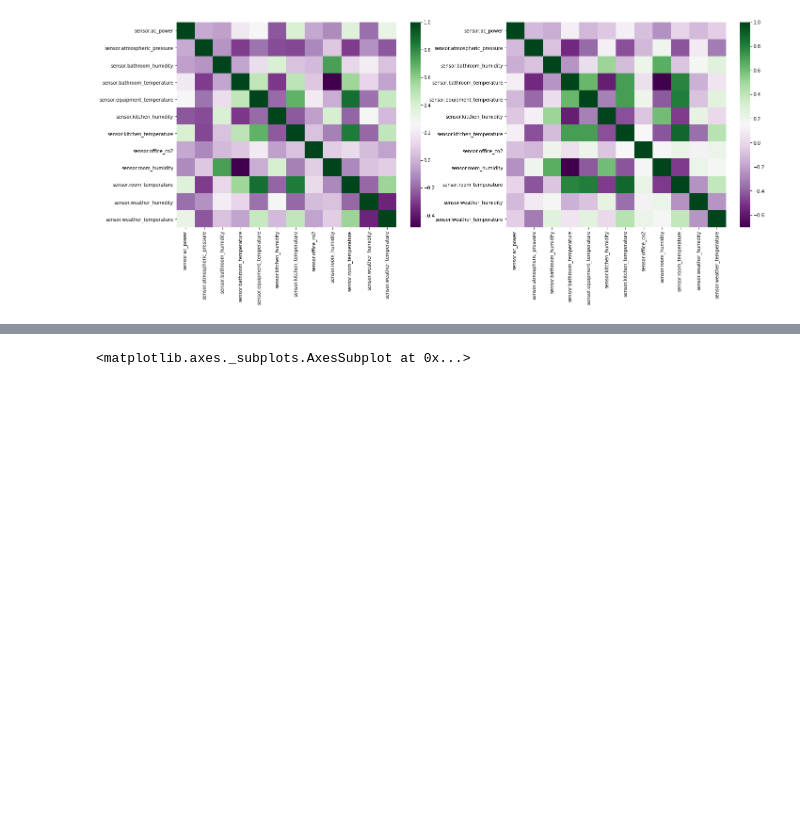
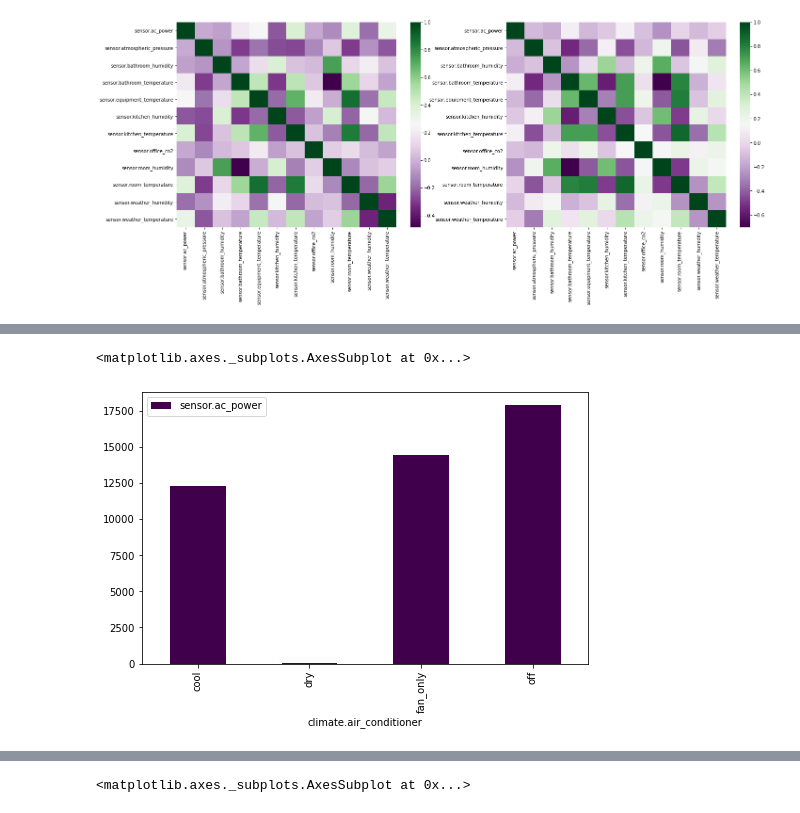
Before and after one commit to asyaparfenova/air_condidioner_effectiveness_cost_carbon_footprint, a Jupyter notebook: EDA.ipynb, the cells around one changed output, grey strips where cells are left out. Saved outputs shown, nothing was run; the diff lists cells and outputs as text; code cells hidden in the pictures; blank space fills up the shorter version.

```diff
--- a/EDA.ipynb
+++ b/EDA.ipynb
@@ -209,6 +143,0 @@ gra_df.melt('AC Mode', var_name='location', value_name='humidity')
-# %%
-plt.rcParams['figure.figsize'] = (10,5)
-plt.axis(ymin=0, ymax=100)
-sns.barplot(df_train[['climate.air_conditioner',
-          'sensor.room_humidity',
-          'sensor.weather_humidity']].groupby('climate.air_conditioner').mean())
@@ -354,0 +172,6 @@ df_train[['person.one', 'person.two']]
+# %%
+plt.rcParams['figure.figsize'] = (8,5)
+df[['climate.air_conditioner', 'sensor.ac_power']].groupby('climate.air_conditioner').count().plot(kind='bar', colormap='PRGn')
+# %% [output]
+<matplotlib.axes._subplots.AxesSubplot at 0x...>
+[figure, added]
```
Also changed, not shown: parts of 57 cells of this notebook.
